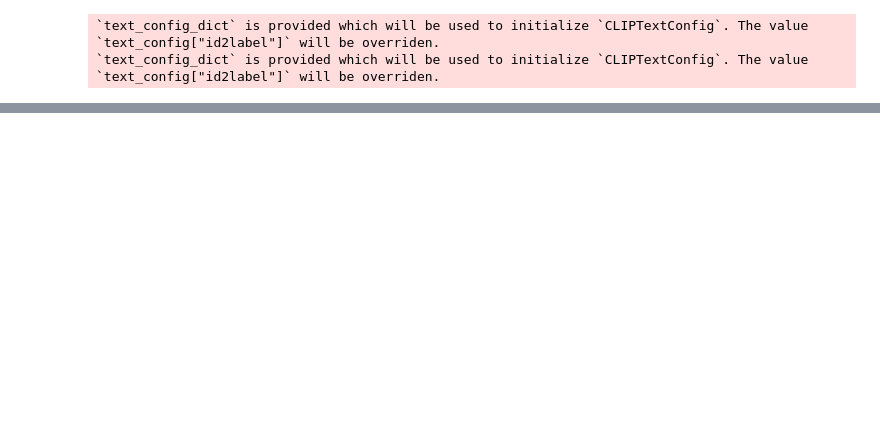
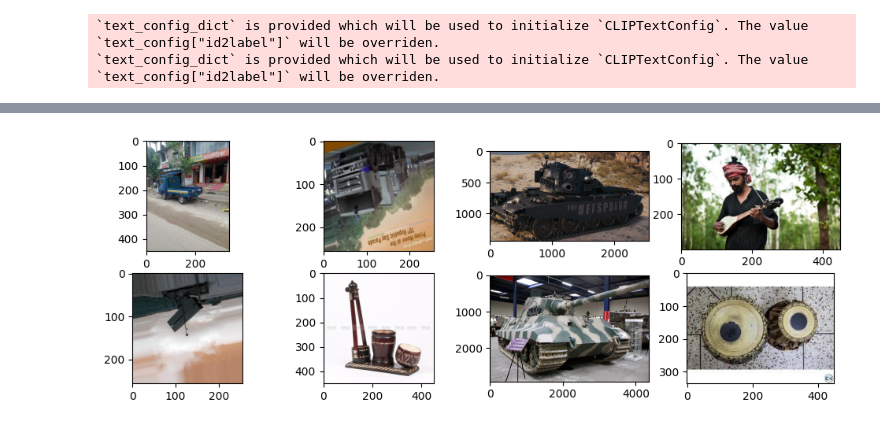
Before and after one commit to ijcruic/rapid-ml-prototyping, a Jupyter notebook: Images/Zero-shot Image Classification.ipynb, the cells around one changed output, grey strips where cells are left out. Saved outputs shown, nothing was run; the diff lists cells and outputs as text; code cells hidden in the pictures; blank space fills up the shorter version.

```diff
--- a/Images/Zero-shot Image Classification.ipynb
+++ b/Images/Zero-shot Image Classification.ipynb
@@ -181,0 +413,5 @@ inputs
+# %%
+wrong_results = [img_files[i] for i in np.where( (img_labels - np.where(np.max(mil_results, axis=1) > threshold, 1,0)) !=0)[0]]
+plot_image_grid([mpimg.imread(i) for i in wrong_results][:8])
+# %% [output]
+[figure, added]
```
Also changed, not shown: parts of 48 cells of this notebook.
